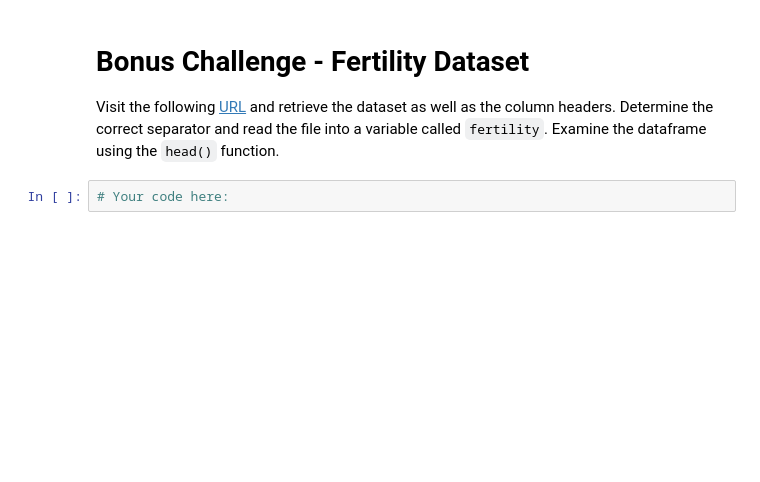
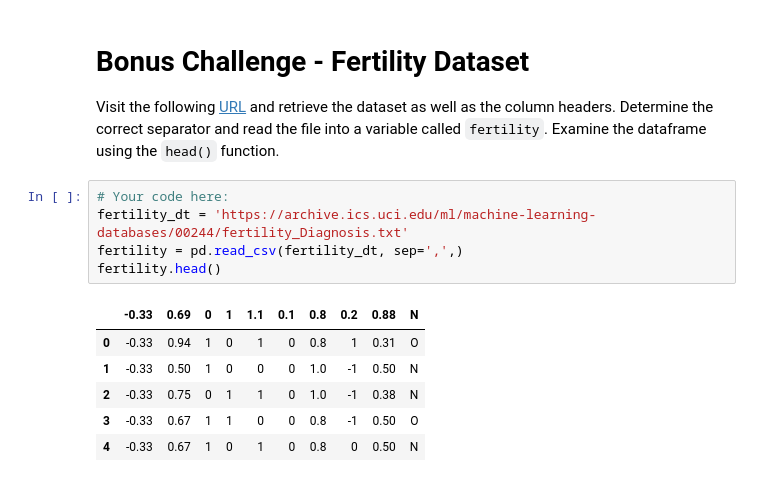
Before and after one commit to borjauria/dataptmad1019, a Jupyter notebook: module-1/lab-import-export/your-code/main.ipynb, the cells around one changed output. Saved outputs shown, nothing was run; the diff lists cells and outputs as text; blank space fills up the shorter version.

```diff
--- a/module-1/lab-import-export/your-code/main.ipynb
+++ b/module-1/lab-import-export/your-code/main.ipynb
@@ -84,5 +130,15 @@ Due to all the commas present in the cells of this file, let's save it as a tab
 # Bonus Challenge - Fertility Dataset
 
 Visit the following [URL](https://archive.ics.uci.edu/ml/datasets/Fertility) and retrieve the dataset as well as the column headers. Determine the correct separator and read the file into a variable called `fertility`. Examine the dataframe using the `head()` function.
-# %%
-# Your code here:
+# %%
+# Your code here:
+fertility_dt = 'https://archive.ics.uci.edu/ml/machine-learning-databases/00244/fertility_Diagnosis.txt'
+fertility = pd.read_csv(fertility_dt, sep=',',)
+fertility.head()
+# %% [output]
+|  | -0.33 | 0.69 | 0 | 1 | 1.1 | 0.1 | 0.8 | 0.2 | 0.88 | N |
+| 0 | -0.33 | 0.94 | 1 | 0 | 1 | 0 | 0.8 | 1 | 0.31 | O |
+| 1 | -0.33 | 0.50 | 1 | 0 | 0 | 0 | 1.0 | -1 | 0.50 | N |
+| 2 | -0.33 | 0.75 | 0 | 1 | 1 | 0 | 1.0 | -1 | 0.38 | N |
+| 3 | -0.33 | 0.67 | 1 | 1 | 0 | 0 | 0.8 | -1 | 0.50 | O |
+| 4 | -0.33 | 0.67 | 1 | 0 | 1 | 0 | 0.8 | 0 | 0.50 | N |
```
Also changed, not shown: parts of 20 cells of this notebook, 3 other files.
